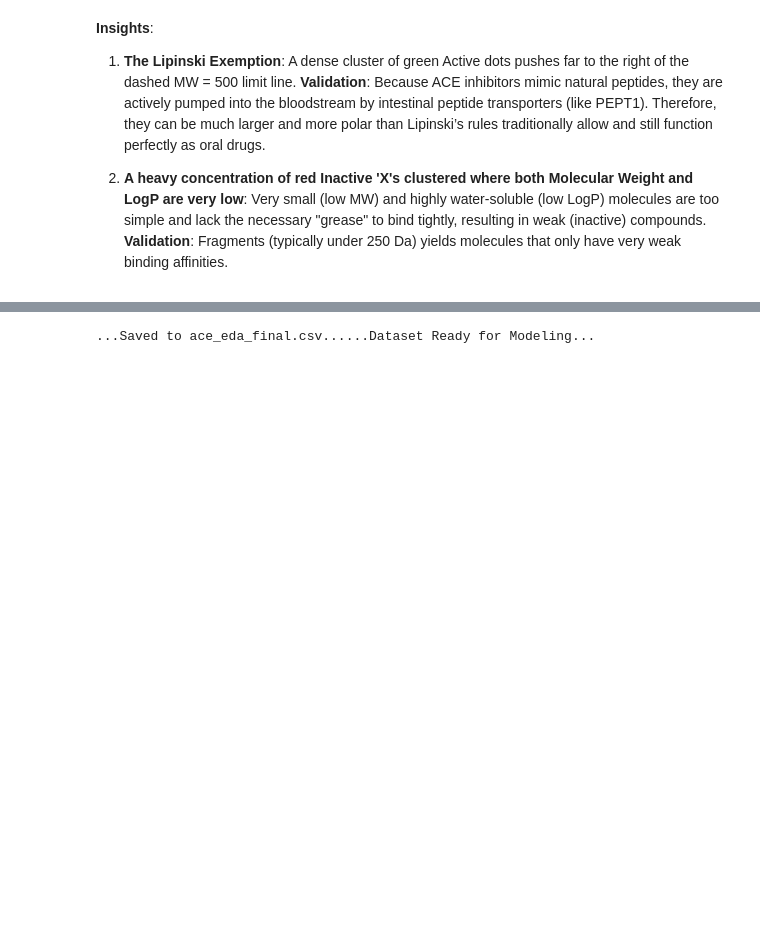
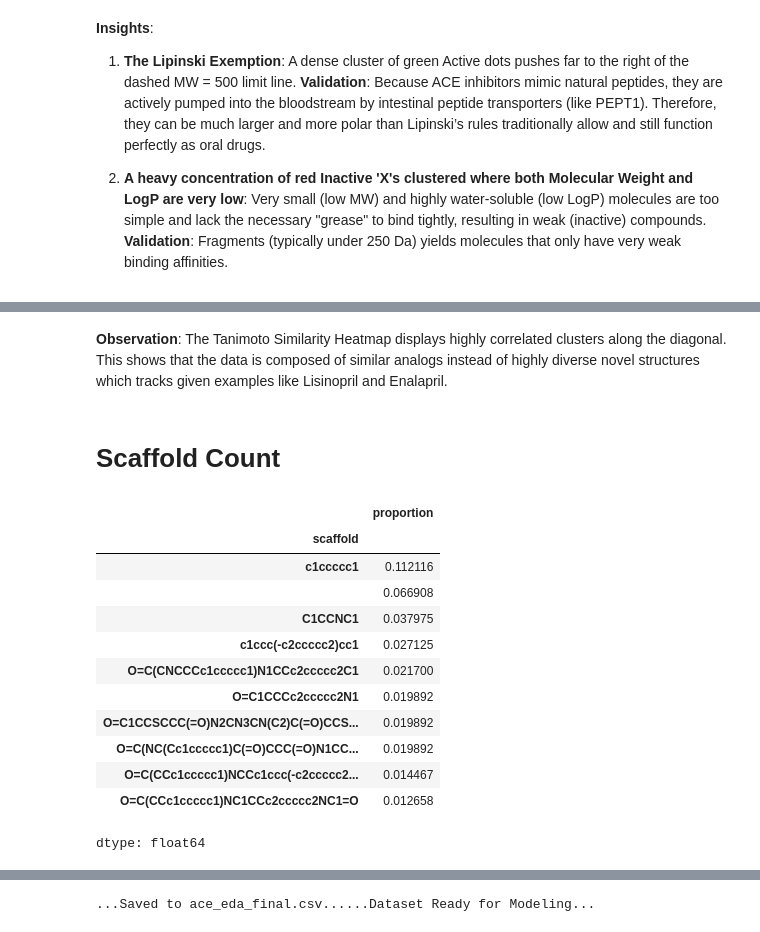
Before and after one commit to daniellaeme/ACE-Inhibitor-QSAR, a Jupyter notebook: [1]_EDA_ACE_Inhibitor_QSAR.ipynb, the cells around one changed output, grey strips where cells are left out. Drawn from its saved outputs; the diff is of its cells as text; code cells hidden in the pictures; blank space fills up the shorter version.

```diff
--- a/[1]_EDA_ACE_Inhibitor_QSAR.ipynb
+++ b/[1]_EDA_ACE_Inhibitor_QSAR.ipynb
@@ -484,0 +536,21 @@ plt.show()
+# %% [markdown]
+**Observation**: The Tanimoto Similarity Heatmap displays  highly correlated clusters along the diagonal. This shows that the data is composed of similar analogs instead of highly diverse novel structures which tracks given examples like Lisinopril and Enalapril.
+# %% [markdown]
+# Scaffold Count
+# %%
+df['scaffold'] = df['canonical_smiles'].apply(scaffold_split.get_scaffold)
+df['scaffold'].value_counts(normalize=True).head(10)
+# %% [output]
+|  | proportion |
+| scaffold |  |
+| c1ccccc1 | 0.112116 |
+|  | 0.066908 |
+| C1CCNC1 | 0.037975 |
+| c1ccc(-c2ccccc2)cc1 | 0.027125 |
+| O=C(CNCCCc1ccccc1)N1CCc2ccccc2C1 | 0.021700 |
+| O=C1CCCc2ccccc2N1 | 0.019892 |
+| O=C1CCSCCC(=O)N2CN3CN(C2)C(=O)CCS... | 0.019892 |
+| O=C(NC(Cc1ccccc1)C(=O)CCC(=O)N1CC... | 0.019892 |
+| O=C(CCc1ccccc1)NCCc1ccc(-c2ccccc2... | 0.014467 |
+| O=C(CCc1ccccc1)NC1CCc2ccccc2NC1=O | 0.012658 |
+dtype: float64
```
Also changed, not shown: parts of 13 cells of this notebook.
